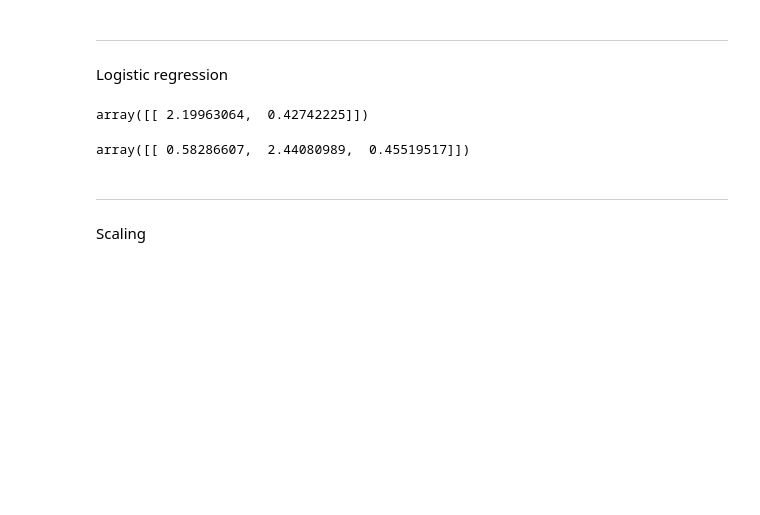
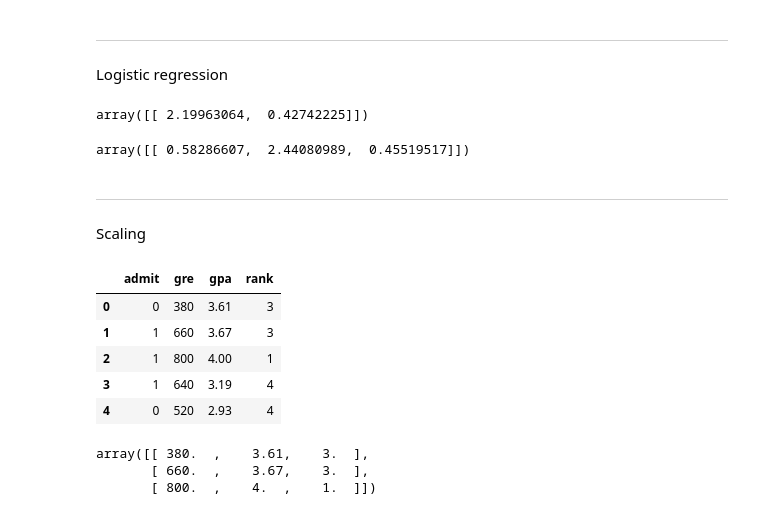
Before and after one commit to EloisaElias/Elo_portfolio, a Jupyter notebook: 18_Gradient_descend.ipynb, the cells around one changed output. Drawn from its saved outputs; the diff is of its cells as text; code cells hidden in the pictures; blank space fills up the shorter version.

```diff
--- a/18_Gradient_descend.ipynb
+++ b/18_Gradient_descend.ipynb
@@ -364,3 +356,14 @@ array([[ 0.58286607,  2.44080989,  0.45519517]])
 # %% [markdown]
 ---
 Scaling
+# %%
+df = pd.read_csv('../data/grad.csv')
+# %%
+df.head()
+# %% [output]
+|  | admit | gre | gpa | rank |
+| 0 | 0 | 380 | 3.61 | 3 |
+| 1 | 1 | 660 | 3.67 | 3 |
+| 2 | 1 | 800 | 4.00 | 1 |
+| 3 | 1 | 640 | 3.19 | 4 |
+| 4 | 0 | 520 | 2.93 | 4 |
@@ -366,0 +373,6 @@ Scaling
+# %%
+x_df[:3]
+# %% [output]
+array([[ 380.  ,    3.61,    3.  ],
+       [ 660.  ,    3.67,    3.  ],
+       [ 800.  ,    4.  ,    1.  ]])
```
Also changed, not shown: parts of 18 cells of this notebook.
